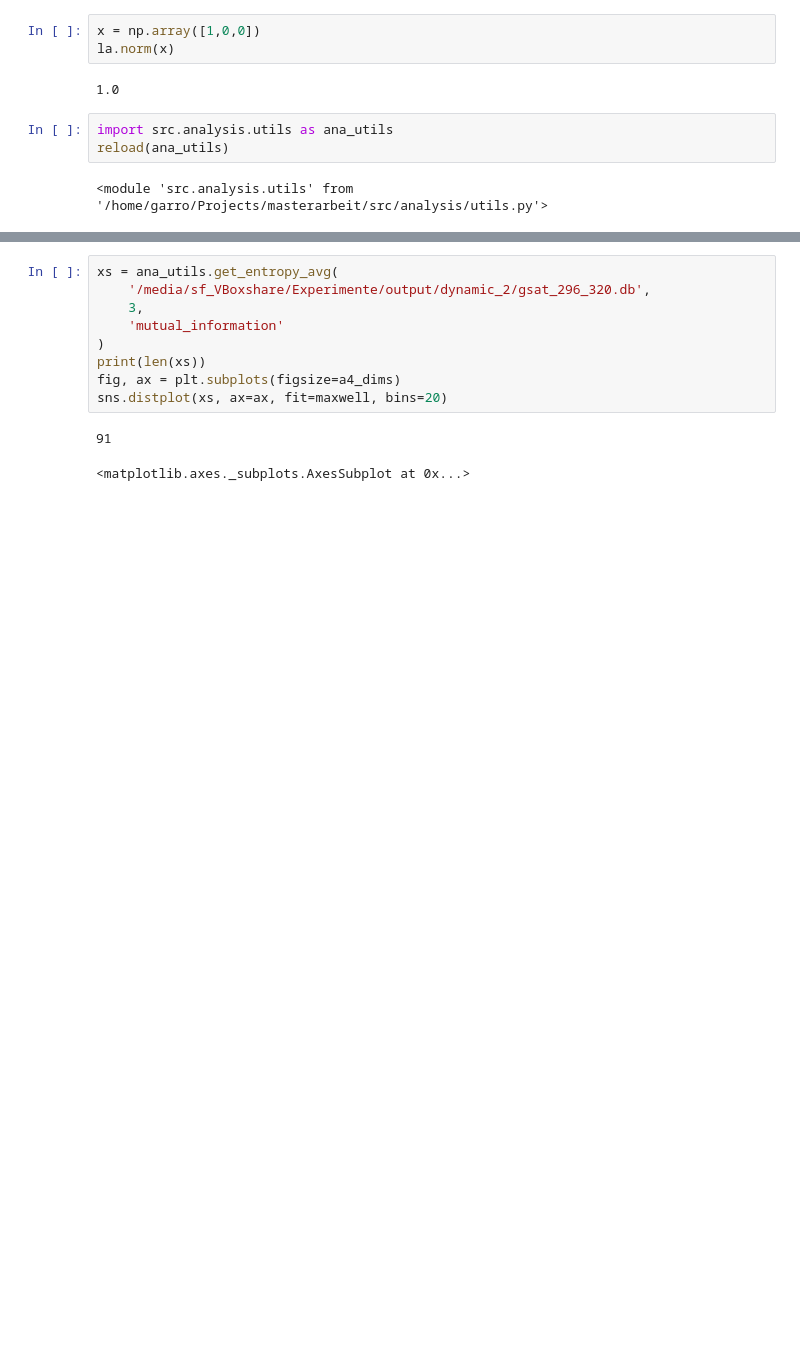
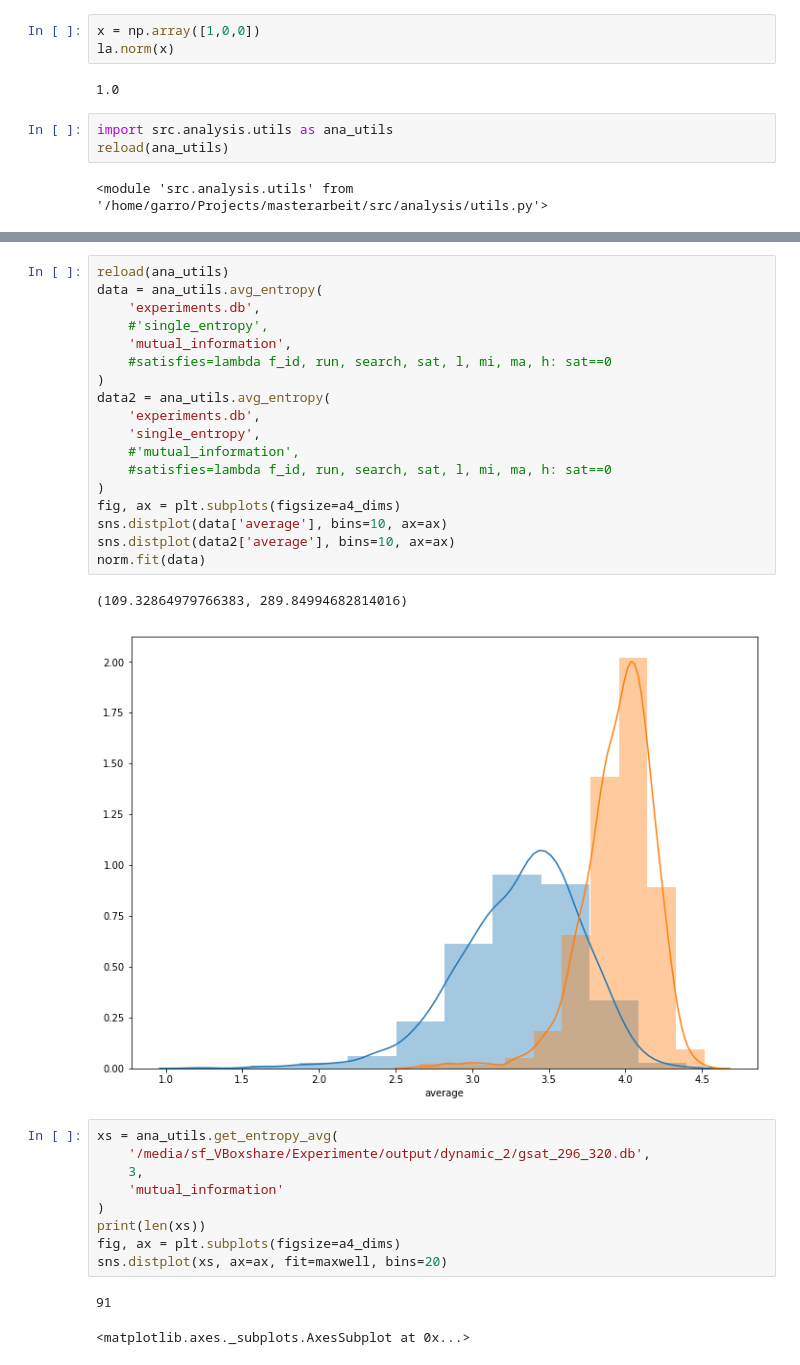
Before and after one commit to SRechenberger/Masterarbeit_Code, a Jupyter notebook: analysis.ipynb, the cells around one changed output, grey strips where cells are left out. Cells and saved outputs as stored; diff of their text form; blank space fills up the shorter version.

```diff
--- a/analysis.ipynb
+++ b/analysis.ipynb
@@ -29,3 +64,24 @@ sns.distplot(data['tms_entropy'])
+# %%
+reload(ana_utils)
+data = ana_utils.avg_entropy(
+    'experiments.db',
+    #'single_entropy',
+    'mutual_information',
+    #satisfies=lambda f_id, run, search, sat, l, mi, ma, h: sat==0
+)
+data2 = ana_utils.avg_entropy(
+    'experiments.db',
+    'single_entropy',
+    #'mutual_information',
+    #satisfies=lambda f_id, run, search, sat, l, mi, ma, h: sat==0
+)
+fig, ax = plt.subplots(figsize=a4_dims)
+sns.distplot(data['average'], bins=10, ax=ax)
+sns.distplot(data2['average'], bins=10, ax=ax)
+norm.fit(data)
+# %% [output]
+(109.32864979766383, 289.84994682814016)
+[figure, added]
 # %%
 xs = ana_utils.get_entropy_avg(
     '/media/sf_VBoxshare/Experimente/output/dynamic_2/gsat_296_320.db',
```
Also changed, not shown: parts of 11 cells of this notebook, 1 other file.
